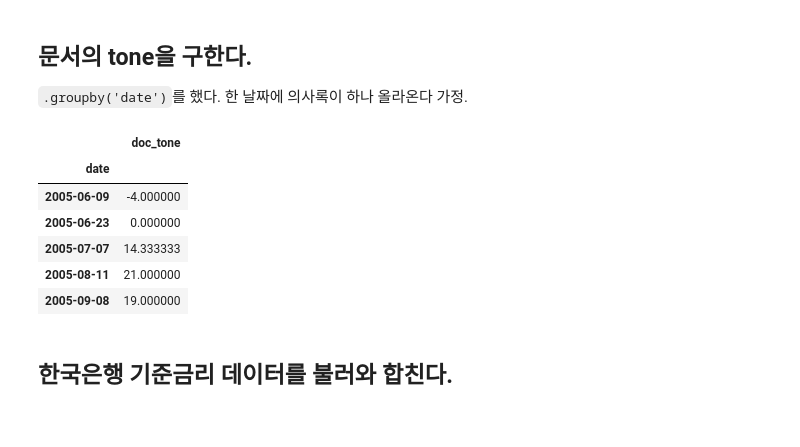
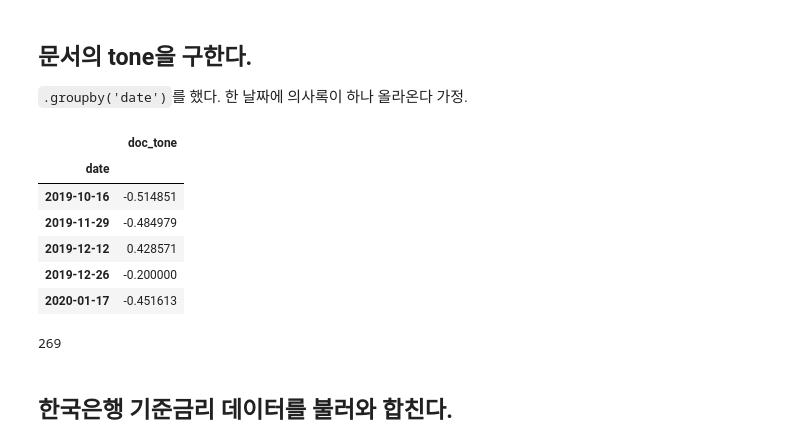
Before and after one commit to jaepil-choi/asiae-BOK-nlp, a Jupyter notebook: 05_calculating_minutes_tone.ipynb, the cells around one changed output. Saved outputs shown, nothing was run; the diff lists cells and outputs as text; code cells hidden in the pictures.

```diff
--- a/05_calculating_minutes_tone.ipynb
+++ b/05_calculating_minutes_tone.ipynb
@@ -134,3 +147,5 @@ alter_hawkish_dictionary = alter_hawkish_dictionary.iloc[:,0]
 # %%
 alter_dovish_dictionary = pd.read_csv('./data_files/results/close_dovish_dic.csv')
-alter_dovish_dictionary = alter_dovish_dictionary.iloc[:,0]
+alter_dovish_dictionary.set_index('Unnamed: 0', inplace=True)
+alter_dovish_dictionary = alter_dovish_dictionary.index
+alter_dovish_dictionary
@@ -161,9 +170,9 @@ def sentence_tone(sentence_ngram_list):
     dovish_count = 0
 
     for ngram in sentence_ngram_list:
-        if ngram in alter_hawkish_dictionary.iloc[0]:
+        if ngram in alter_hawkish_dictionary:
             hawkish_count += 1
-        elif ngram in alter_dovish_dictionary.iloc[0]:
+        elif ngram in alter_dovish_dictionary:
             dovish_count += 1
         else:
             continue
@@ -182,3 +191,6 @@ len(sentence_tone_list)
 # %%
 sentence_tone_df = pd.DataFrame(sentence_tone_list, columns=['sentence_tone'])
 minutes_df_tone = pd.concat([minutes_df, sentence_tone_df], axis=1)
+# %%
+minutes_df_tone.dropna(inplace=True)
+minutes_df_tone
@@ -188,18 +214,38 @@ minutes_df_tone.to_pickle('./data_files/results/alter_minutes_df_sentence_tone.p
 ## 문서의 tone을 구한다.
 
 `.groupby('date')`를 했다. 한 날짜에 의사록이 하나 올라온다 가정.
+# %%
+def doc_tone(sentence_tone_series):
+    hawkish_count = 0
+    dovish_count = 0
+
+    hawkish_count = sentence_tone_series[sentence_tone_series > 0].count()
+    dovish_count = sentence_tone_series[sentence_tone_series < 0].count()
+
+    if (hawkish_count + dovish_count) == 0:
+        return np.nan
+
+    doc_tone = (hawkish_count - dovish_count) / (hawkish_count + dovish_count)
+
+    return doc_tone
 # %%
-minutes_df_tone_by_date = minutes_df_tone.groupby('date')['sentence_tone'].sum()
+minutes_df_tone_by_date = minutes_df_tone.groupby('date')['sentence_tone'].apply(doc_tone)
 minutes_df_tone_by_date = pd.DataFrame({'doc_tone': minutes_df_tone_by_date.values}, index=minutes_df_tone_by_date.index)
-minutes_df_tone_by_date.head()
+minutes_df_tone_by_date.dropna(inplace=True)
+minutes_df_tone_by_date.tail()
 # %% [output]
 |  | doc_tone |
 | date |  |
-| 2005-06-09 | -4.000000 |
-| 2005-06-23 | 0.000000 |
-| 2005-07-07 | 14.333333 |
-| 2005-08-11 | 21.000000 |
-| 2005-09-08 | 19.000000 |
+| 2019-10-16 | -0.514851 |
+| 2019-11-29 | -0.484979 |
+| 2019-12-12 | 0.428571 |
+| 2019-12-26 | -0.200000 |
+| 2020-01-17 | -0.451613 |
+# %%
+minutes_df_tone_by_date = minutes_df_tone_by_date[(minutes_df_tone_by_date.doc_tone != 1) & (minutes_df_tone_by_date.doc_tone != -1)]
+len(minutes_df_tone_by_date)
+# %% [output]
+269
 # %%
 minutes_df_tone_by_date.to_pickle('./data_files/results/alter_minutes_df_document_tone.pkl')
 # %% [markdown]
```
Also changed, not shown: parts of 25 cells of this notebook.
